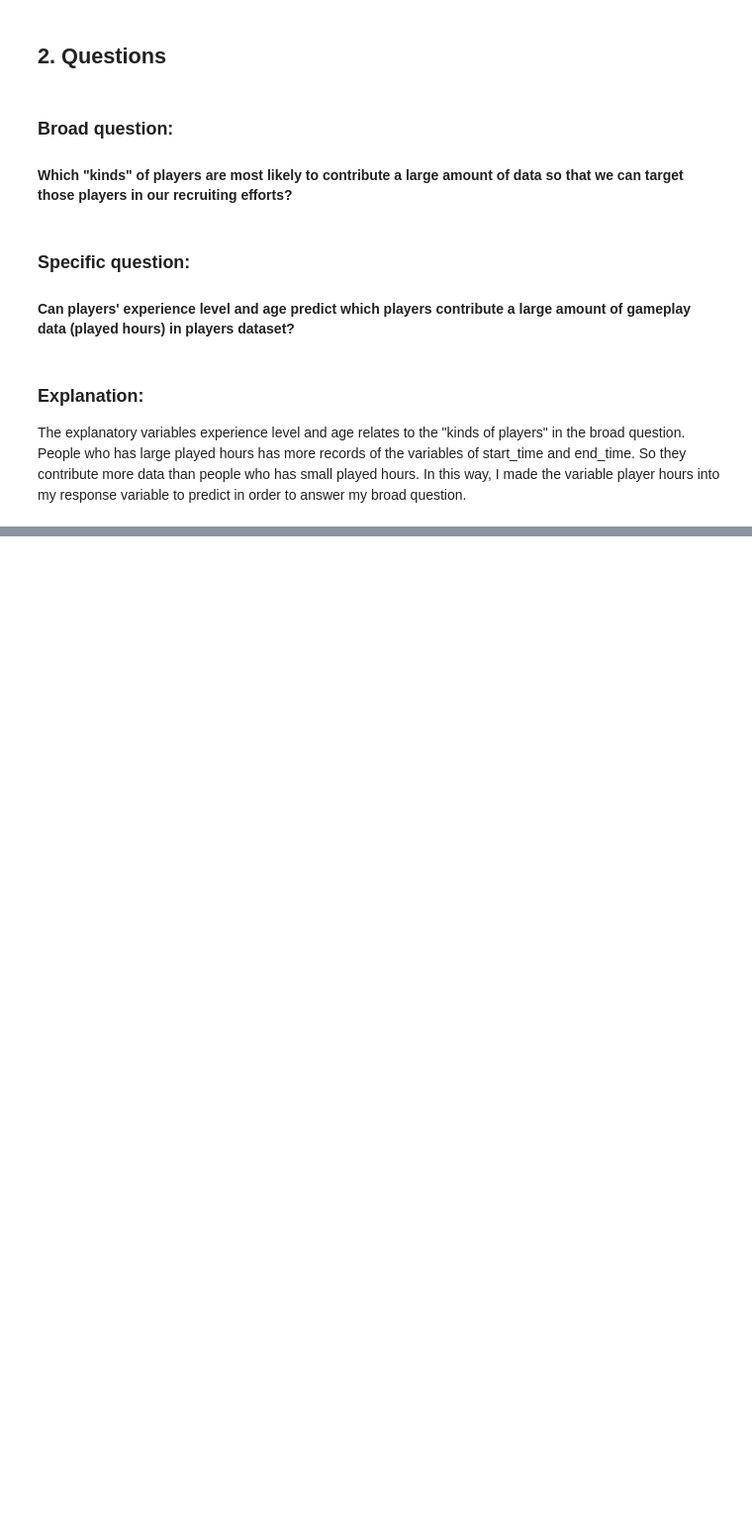
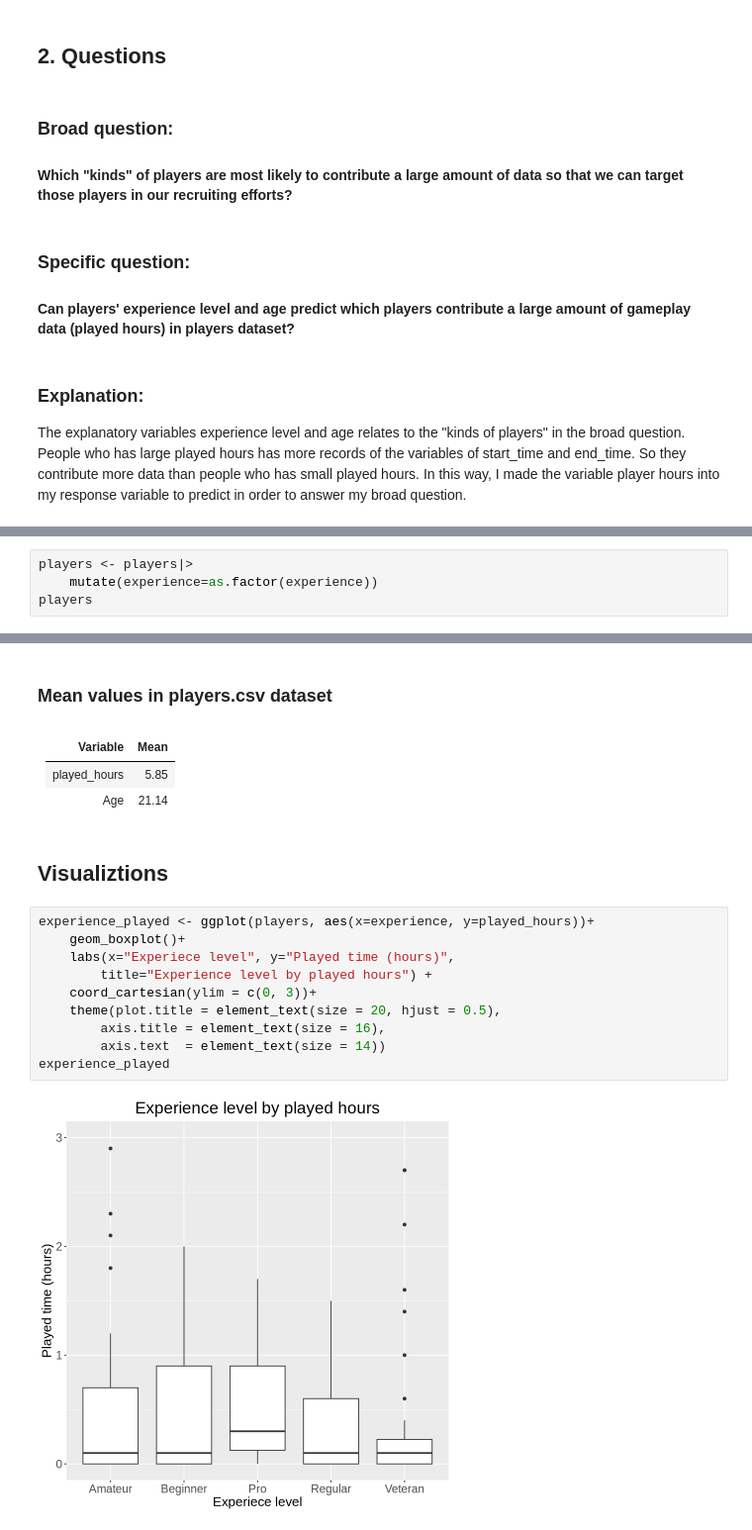
Before and after one commit to EllaZhang-8/dsci100_project-planning, a Jupyter notebook: project_planning.ipynb, the cells around one changed output, grey strips where cells are left out. Shown at 99% size. Cells and saved outputs as stored; diff of their text form; blank space fills up the shorter version.

Commit message:
Added visualizations
Added visualizations

```diff
--- a/project_planning.ipynb
+++ b/project_planning.ipynb
@@ -220,0 +237,4 @@ The explanatory variables experience level and age relates to the "kinds of play
+# %%
+players <- players|>
+    mutate(experience=as.factor(experience))
+players
@@ -220,0 +325,21 @@ The explanatory variables experience level and age relates to the "kinds of play
+# %% [markdown]
+### Mean values in players.csv dataset
+# %% [markdown]
+| Variable      | Mean  |
+|----------------|-------|
+| played_hours   | 5.85  |
+| Age            | 21.14 |
+# %% [markdown]
+## Visualiztions
+# %%
+experience_played <- ggplot(players, aes(x=experience, y=played_hours))+
+    geom_boxplot()+
+    labs(x="Experiece level", y="Played time (hours)",
+        title="Experience level by played hours") +
+    coord_cartesian(ylim = c(0, 3))+
+    theme(plot.title = element_text(size = 20, hjust = 0.5),
+        axis.title = element_text(size = 16),
+        axis.text  = element_text(size = 14))
+experience_played
+# %% [output]
+[figure, added]
```
Also changed, not shown: parts of 10 cells of this notebook.
